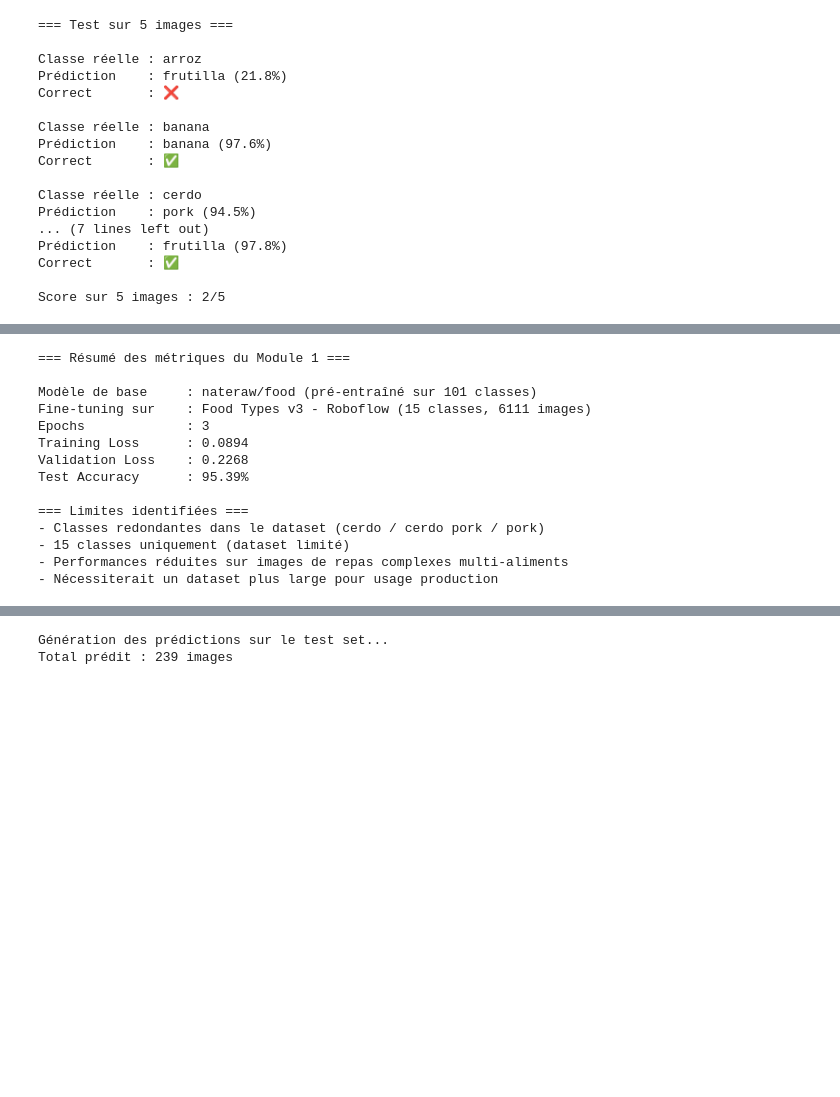
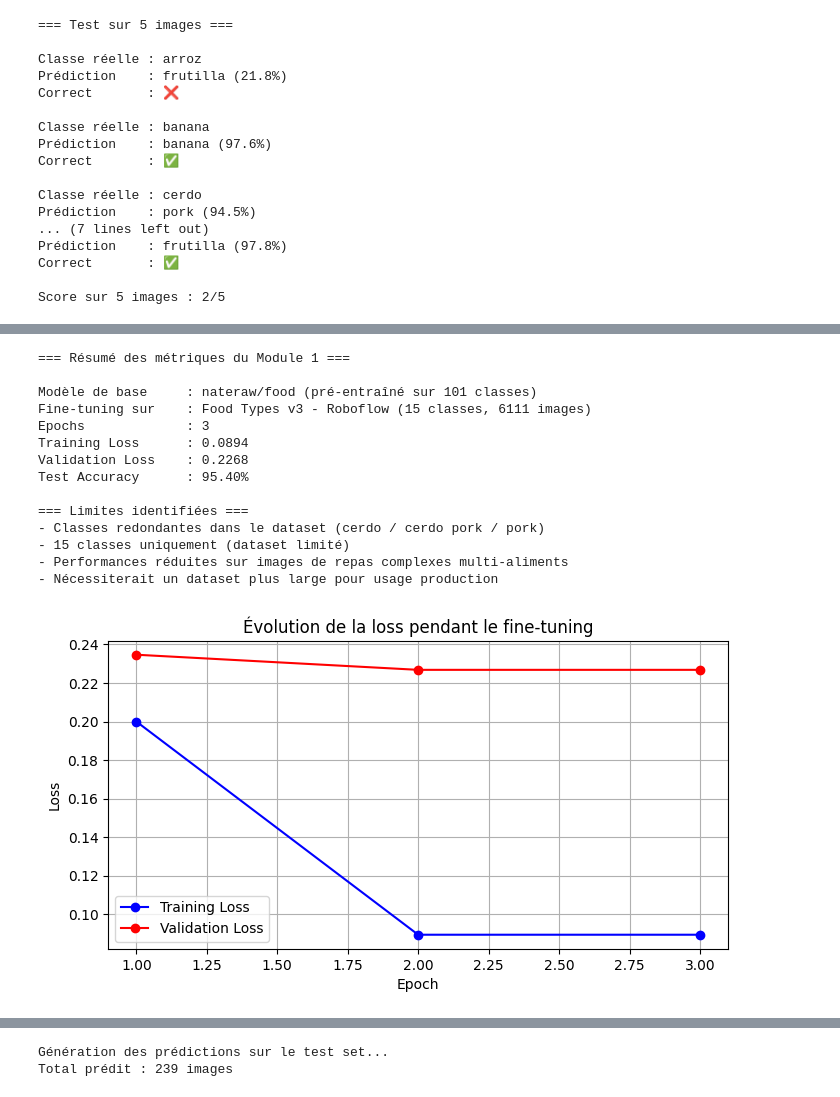
Before and after one commit to dasbap/healthIA_api, a Jupyter notebook: ai-service/notebooks/01_meal_image_analyzer.ipynb, the cells around one changed output, grey strips where cells are left out. Saved outputs shown, nothing was run; the diff lists cells and outputs as text; code cells hidden in the pictures; blank space fills up the shorter version.

```diff
--- a/ai-service/notebooks/01_meal_image_analyzer.ipynb
+++ b/ai-service/notebooks/01_meal_image_analyzer.ipynb
@@ -347,11 +417,18 @@ Score sur 5 images : 2/5
 # %%
+results = {
+    'train_loss': 0.0894,
+    'eval_loss': 0.2268,
+    'eval_accuracy': 0.9539748953974896,
+}
+
 print("=== Résumé des métriques du Module 1 ===\n")
 print(f"Modèle de base     : nateraw/food (pré-entraîné sur 101 classes)")
 print(f"Fine-tuning sur    : Food Types v3 - Roboflow (15 classes, 6111 images)")
 print(f"Epochs             : 3")
-print(f"Training Loss      : 0.0894")
-print(f"Validation Loss    : 0.2268")
-print(f"Test Accuracy      : 95.39%")
+print(f"Training Loss      : {results['train_loss']}")
+print(f"Validation Loss    : {results['eval_loss']}")
+print(f"Test Accuracy      : {results['eval_accuracy']*100:.2f}%")
+
 print()
 print("=== Limites identifiées ===")
 print("- Classes redondantes dans le dataset (cerdo / cerdo pork / pork)")
@@ -366,10 +443,26 @@ Fine-tuning sur    : Food Types v3 - Roboflow (15 classes, 6111 images)
 Epochs             : 3
 Training Loss      : 0.0894
 Validation Loss    : 0.2268
-Test Accuracy      : 95.39%
+Test Accuracy      : 95.40%
 
 === Limites identifiées ===
 - Classes redondantes dans le dataset (cerdo / cerdo pork / pork)
 - 15 classes uniquement (dataset limité)
 - Performances réduites sur images de repas complexes multi-aliments
 - Nécessiterait un dataset plus large pour usage production
+# %%
+epochs = [1, 2, 3]
+train_losses = [0.199999, 0.089403, 0.089403]
+val_losses = [0.234665, 0.226821, 0.226821]
+
+plt.figure(figsize=(8, 4))
+plt.plot(epochs, train_losses, 'b-o', label='Training Loss')
+plt.plot(epochs, val_losses, 'r-o', label='Validation Loss')
+plt.title("Évolution de la loss pendant le fine-tuning")
+plt.xlabel("Epoch")
+plt.ylabel("Loss")
+plt.legend()
+plt.grid(True)
+plt.show()
+# %% [output]
+[figure, added]
```
Also changed, not shown: parts of 33 cells of this notebook.
